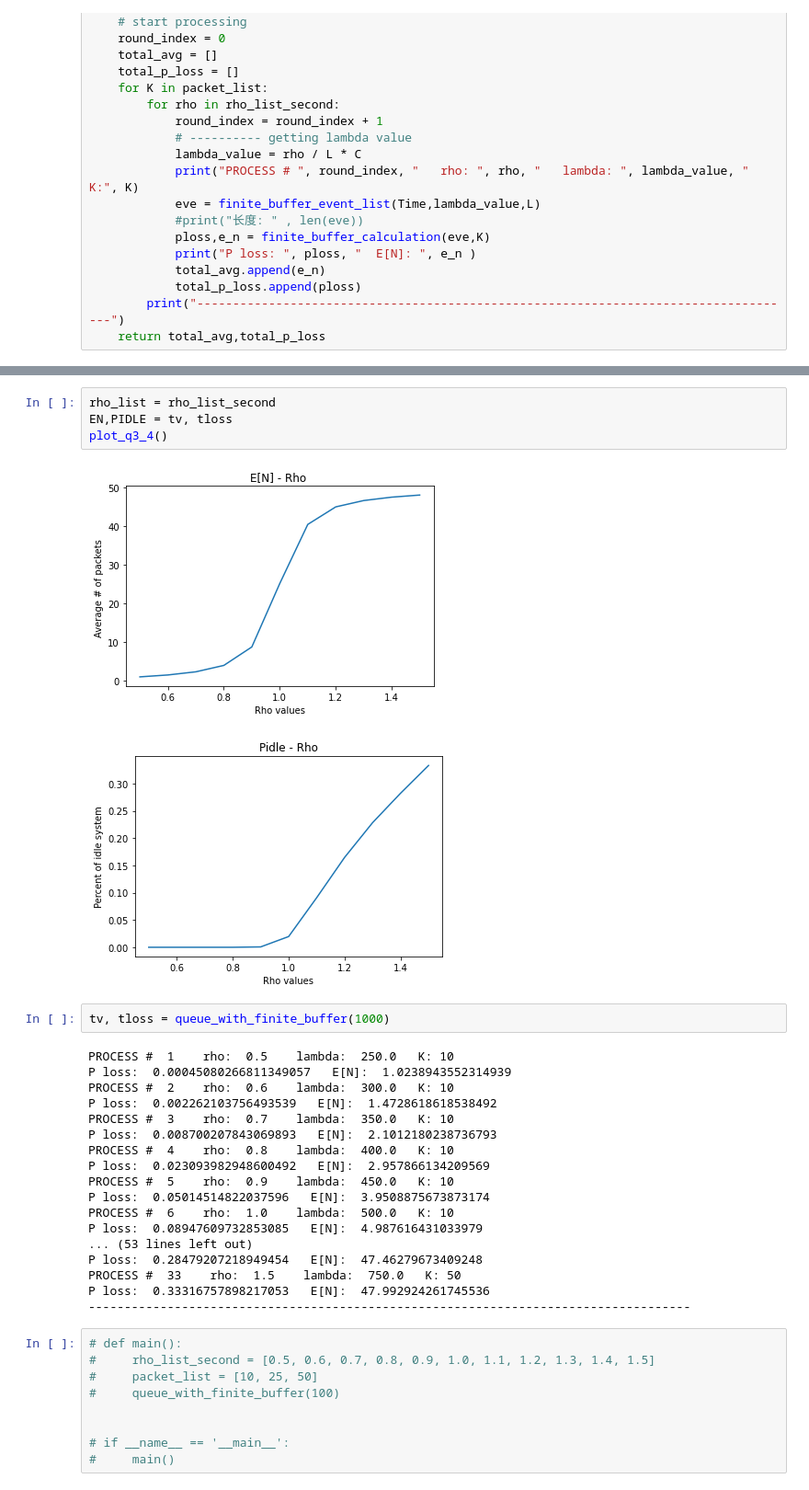
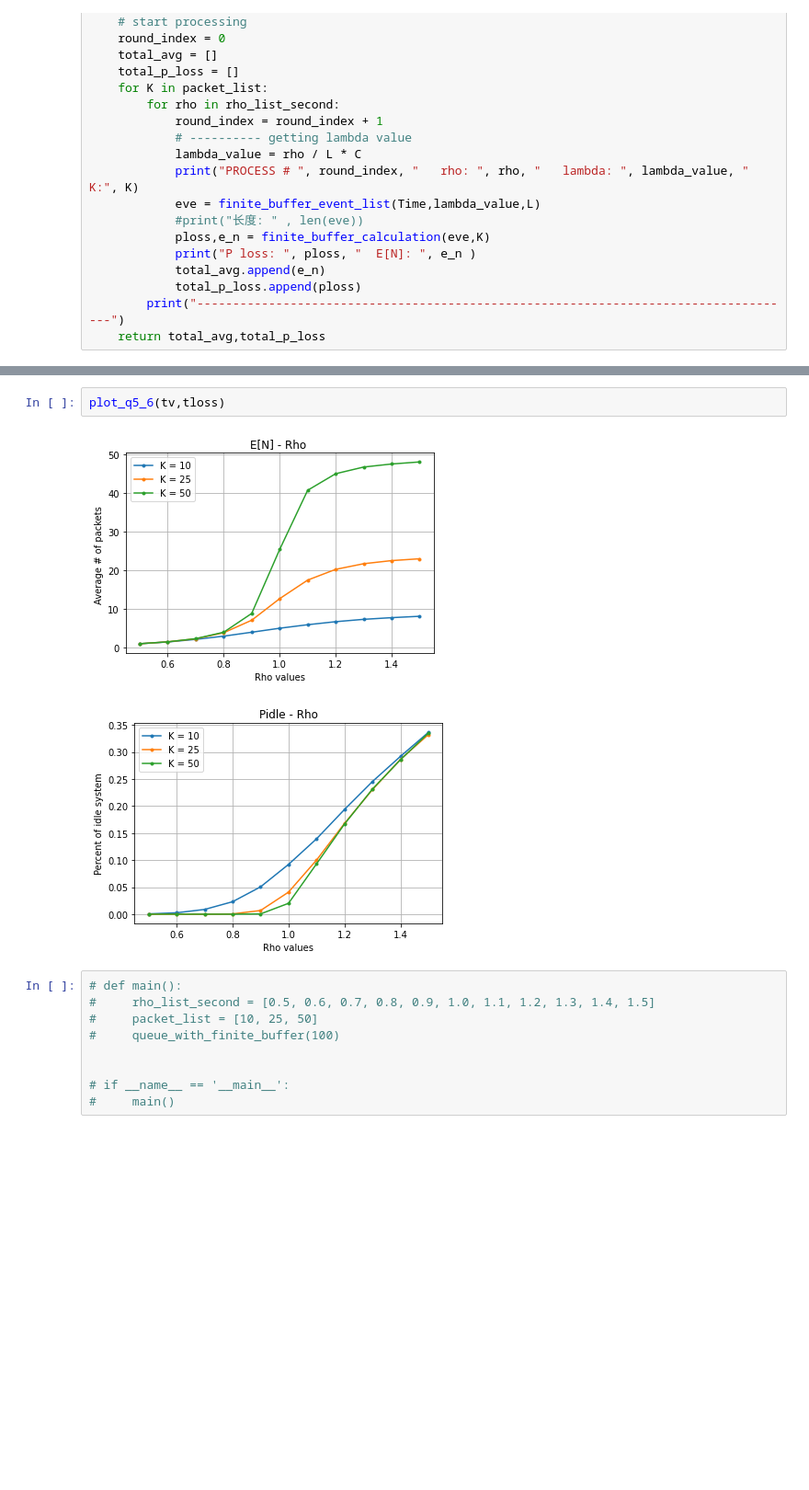
Before and after one commit to TWPz/358ece_lab1, a Jupyter notebook: scratch.ipynb, the cells around one changed output, grey strips where cells are left out. Shown: that part at 92% size. Drawn from its saved outputs; the diff is of its cells as text; blank space fills up the shorter version.

```diff
--- a/scratch.ipynb
+++ b/scratch.ipynb
@@ -426,30 +421,8 @@ ValueError: not enough values to unpack (expected 3, got 0)
-# %%
-rho_list = rho_list_second
-EN,PIDLE = tv, tloss
-plot_q3_4()
-# %% [output]
-[figure, removed]
-[figure, removed]
-# %%
-tv, tloss = queue_with_finite_buffer(1000)
-# %% [output]
-PROCESS #  1    rho:  0.5    lambda:  250.0   K: 10
-P loss:  0.00045080266811349057   E[N]:  1.0238943552314939
-PROCESS #  2    rho:  0.6    lambda:  300.0   K: 10
-P loss:  0.002262103756493539   E[N]:  1.4728618618538492
-PROCESS #  3    rho:  0.7    lambda:  350.0   K: 10
-P loss:  0.008700207843069893   E[N]:  2.1012180238736793
-PROCESS #  4    rho:  0.8    lambda:  400.0   K: 10
-P loss:  0.023093982948600492   E[N]:  2.957866134209569
-PROCESS #  5    rho:  0.9    lambda:  450.0   K: 10
-P loss:  0.05014514822037596   E[N]:  3.9508875673873174
-PROCESS #  6    rho:  1.0    lambda:  500.0   K: 10
-P loss:  0.08947609732853085   E[N]:  4.987616431033979
-... (53 lines left out)
-P loss:  0.28479207218949454   E[N]:  47.46279673409248
-PROCESS #  33    rho:  1.5    lambda:  750.0   K: 50
-P loss:  0.33316757898217053   E[N]:  47.992924261745536
-------------------------------------------------------------------------------------
+# %%
+plot_q5_6(tv,tloss)
+# %% [output]
+[figure, added]
+[figure, added]
 # %%
 # def main():
 #     rho_list_second = [0.5, 0.6, 0.7, 0.8, 0.9, 1.0, 1.1, 1.2, 1.3, 1.4, 1.5]
```
Also changed, not shown: parts of 10 cells of this notebook.
